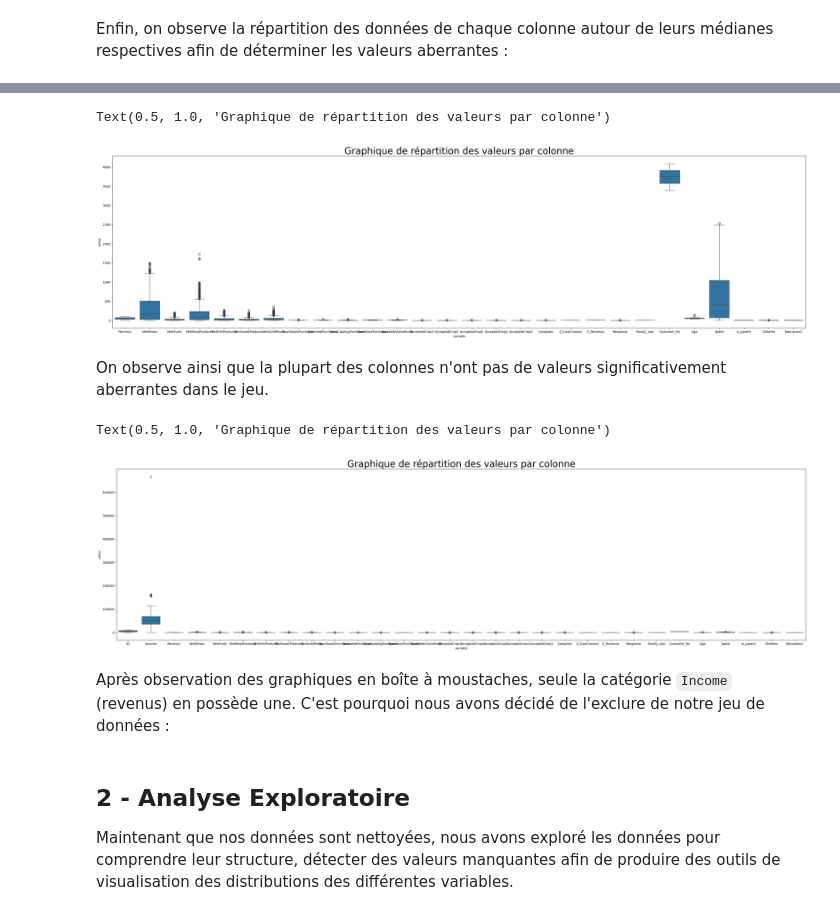
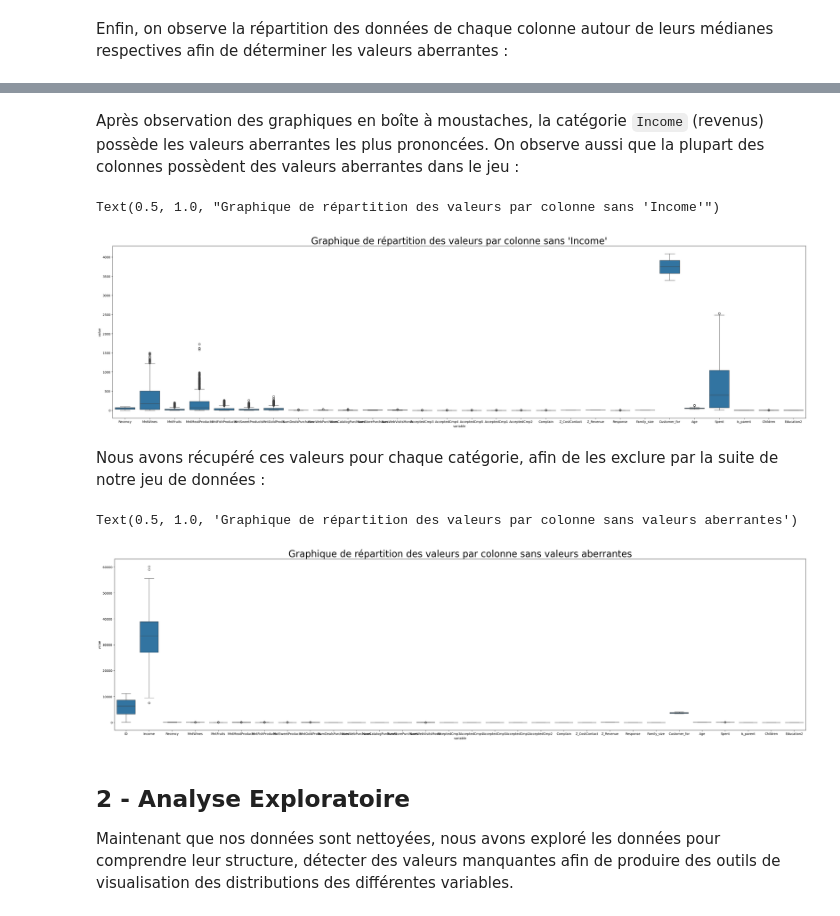
Before and after one commit to MattisFernandez/Rush05, a Jupyter notebook: Notebook.ipynb, the cells around one changed output, grey strips where cells are left out. Cells and saved outputs as stored; diff of their text form; code cells hidden in the pictures.

```diff
--- a/Notebook.ipynb
+++ b/Notebook.ipynb
@@ -75,3 +75,5 @@ Maintenant que l'on a les colonnes qui nous intéressent, nous supprimons les co
 # %%
-data_encoded = data_encoded.drop(columns=["Dt_Customer", "Marital_Status", "Dt_Customer", "Year_Birth", "Kidhome", "Teenhome", "Living_with", "Education_Master", "Education_PhD", "Education_Graduation", "Education_Basic", "Education_2n Cycle"])
+dropped_columns = ["Dt_Customer", "Marital_Status", "Dt_Customer", "Year_Birth", "Kidhome", "Teenhome", "Living_with", "Education_Master", "Education_PhD", "Education_Graduation", "Education_Basic", "Education_2n Cycle"]
+data_encoded = data_encoded.drop(dropped_columns, axis=1)
 data_encoded = data_encoded.fillna(0)
+data_encoded.head()
@@ -80,17 +96,25 @@ Enfin, on observe la répartition des données de chaque colonne autour de leurs
+# %% [markdown]
+Après observation des graphiques en boîte à moustaches, la catégorie `Income` (revenus) possède les valeurs aberrantes les plus prononcées. On observe aussi que la plupart des colonnes possèdent des valeurs aberrantes dans le jeu :
 # %%
 rcParams['figure.figsize'] = 40, 10
 sns.boxplot(x='variable', y='value', data=pd.melt(data_encoded.drop(columns=["Income", "ID"])))
-plt.title("Graphique de répartition des valeurs par colonne", fontsize=30)
+plt.title("Graphique de répartition des valeurs par colonne sans 'Income'", fontsize=30)
 # %% [output]
-Text(0.5, 1.0, 'Graphique de répartition des valeurs par colonne')
+Text(0.5, 1.0, "Graphique de répartition des valeurs par colonne sans 'Income'")
-[figure, old version]
+[figure, new version]
-# %% [markdown]
-On observe ainsi que la plupart des colonnes n'ont pas de valeurs significativement aberrantes dans le jeu.
+# %% [markdown]
+Nous avons récupéré ces valeurs pour chaque catégorie, afin de les exclure par la suite de notre jeu de données :
 # %%
+from matplotlib.cbook import boxplot_stats
+
+data_filtered = data_encoded.copy()
+for column in data_encoded.columns:
+    column_stats = boxplot_stats(data_encoded[column])
+    outliers = column_stats[0]['fliers']
+    data_encoded = data_encoded[~data_encoded[column].isin(outliers)]
+
 sns.boxplot(x='variable', y='value', data=pd.melt(data_encoded))
-plt.title("Graphique de répartition des valeurs par colonne", fontsize=30)
+plt.title("Graphique de répartition des valeurs par colonne sans valeurs aberrantes", fontsize=30)
 # %% [output]
-Text(0.5, 1.0, 'Graphique de répartition des valeurs par colonne')
+Text(0.5, 1.0, 'Graphique de répartition des valeurs par colonne sans valeurs aberrantes')
-[figure, old version]
+[figure, new version]
-# %% [markdown]
-Après observation des graphiques en boîte à moustaches, seule la catégorie `Income` (revenus) en possède une. C'est pourquoi nous avons décidé de l'exclure de notre jeu de données :
```
Also changed, not shown: parts of 5 cells of this notebook.
